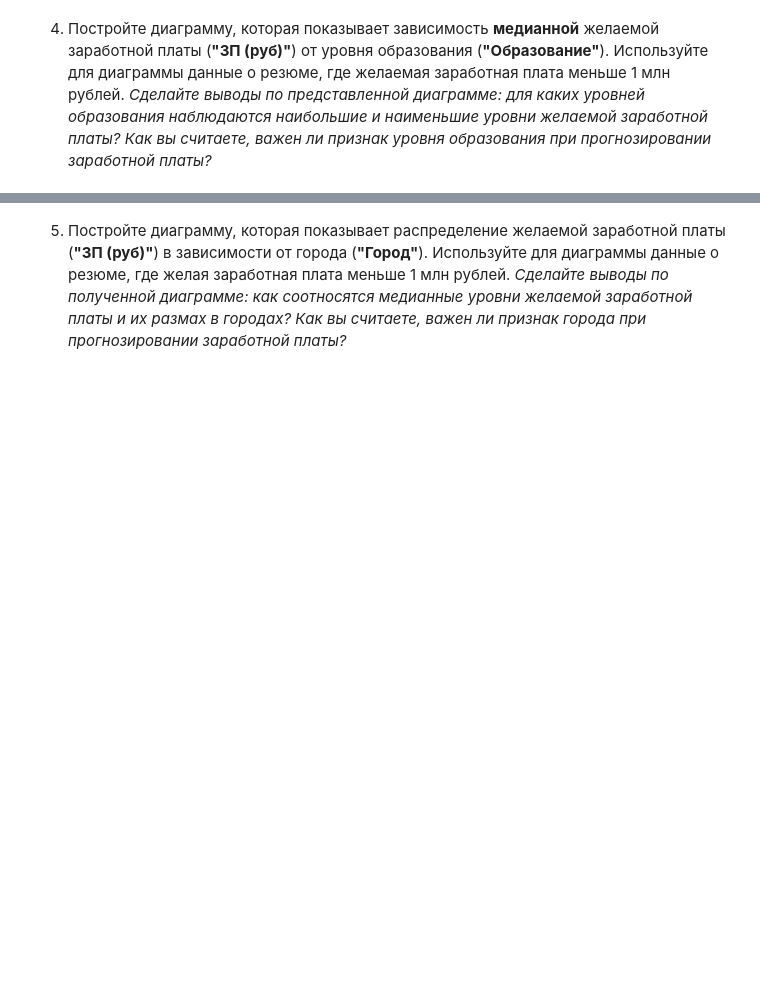
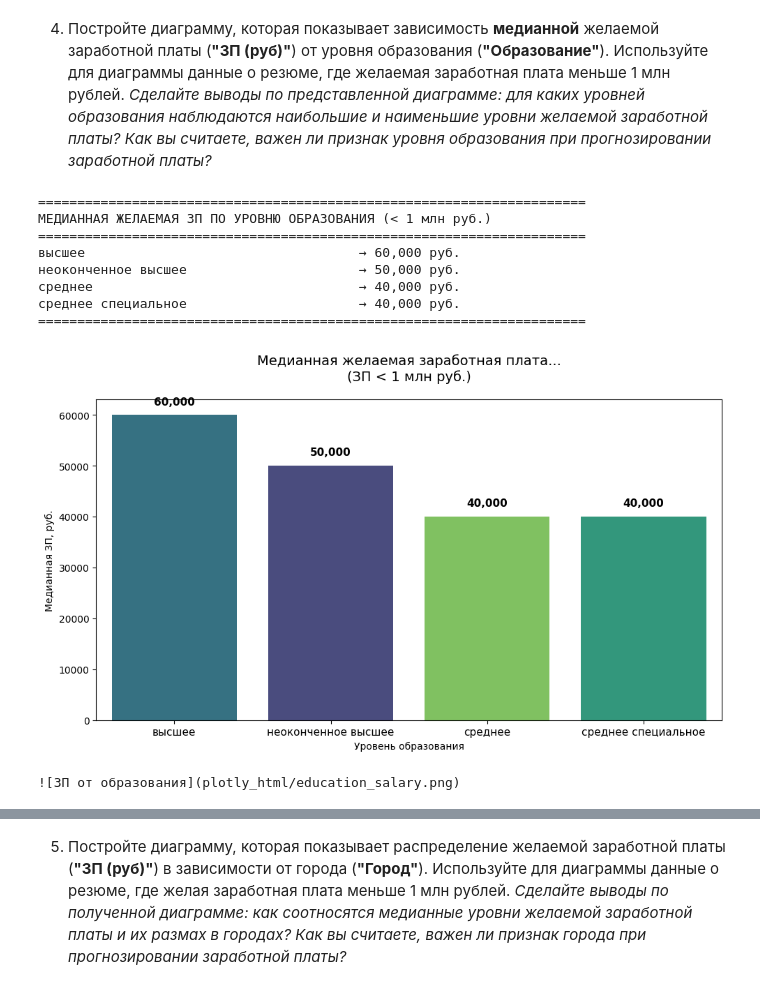
Before and after one commit to Liuboshenko/miphi-session-python-analytics, a Jupyter notebook: Python_для_анализа_данных__Итоговыи__проект_Ноутбук-шаблон.ipynb, the cells around one changed output, grey strips where cells are left out. Drawn from its saved outputs; the diff is of its cells as text; code cells hidden in the pictures; blank space fills up the shorter version.

```diff
--- a/Python_для_анализа_данных__Итоговыи__проект_Ноутбук-шаблон.ipynb
+++ b/Python_для_анализа_данных__Итоговыи__проект_Ноутбук-шаблон.ipynb
@@ -989,5 +1252,61 @@ https://htmlpreview.github.io/?https://github.com/Liuboshenko/miphi-session-pyth
 4. Постройте диаграмму, которая показывает зависимость **медианной** желаемой заработной платы (**"ЗП (руб)"**) от уровня образования (**"Образование"**). Используйте для диаграммы данные о резюме, где желаемая заработная плата меньше 1 млн рублей.
 *Сделайте выводы по представленной диаграмме: для каких уровней образования наблюдаются наибольшие и наименьшие уровни желаемой заработной платы? Как вы считаете, важен ли признак уровня образования при прогнозировании заработной платы?*
 # %%
-# ваш код здесь
+# Фильтруем только ЗП < 1 млн руб.
+data = final_df[final_df['ЗП (руб)'] < 1_000_000].copy()
+
+# Медианная ЗП по уровню образования
+median_salary = (data.groupby('Образование')['ЗП (руб)']
+                     .median()
+                     .round(0)
+                     .sort_values(ascending=False))
+
+order = median_salary.index.tolist()
+
+print("="*70)
+print("МЕДИАННАЯ ЖЕЛАЕМАЯ ЗП ПО УРОВНЮ ОБРАЗОВАНИЯ (< 1 млн руб.)")
+print("="*70)
+for edu, salary in median_salary.items():
+    print(f"{edu:40} → {salary:,.0f} руб.")
+print("="*70)
+
+# ------------------- Диаграмма -------------------
+plt.figure(figsize=(10, 6))
+sns.barplot(
+    x='Образование',
+    y='ЗП (руб)',
+    data=data,
+    estimator='median',
+    order=order,
+    errorbar=None,          # вместо ci=None
+    hue='Образование',      # чтобы palette работал без предупреждения
+    palette="viridis",
+    legend=False            # legend=False убирает лишнюю легенду
+)
+
+plt.title("Медианная желаемая заработная плата...\n(ЗП < 1 млн руб.)", fontsize=14, pad=20)
+plt.xlabel("Уровень образования")
+plt.ylabel("Медианная ЗП, руб.")
+plt.xticks(rotation=0, fontsize=11)
+
+# Подписываем точные значения над столбцами
+for i, (edu, salary) in enumerate(median_salary.items()):
+    plt.text(i, salary + 2000, f"{salary:,.0f}", ha='center', fontsize=11, fontweight='bold')
+
+plt.tight_layout()
+plt.savefig("plotly_html/education_salary.png", dpi=300, bbox_inches="tight")
+plt.show()
+
+print("\n![ЗП от образования](plotly_html/education_salary.png)")
+# %% [output]
+======================================================================
+МЕДИАННАЯ ЖЕЛАЕМАЯ ЗП ПО УРОВНЮ ОБРАЗОВАНИЯ (< 1 млн руб.)
+======================================================================
+высшее                                   → 60,000 руб.
+неоконченное высшее                      → 50,000 руб.
+среднее                                  → 40,000 руб.
+среднее специальное                      → 40,000 руб.
+======================================================================
+[figure, added]
+![ЗП от образования](plotly_html/education_salary.png)
 # %% [markdown]
```
Also changed, not shown: parts of 19 cells of this notebook.
